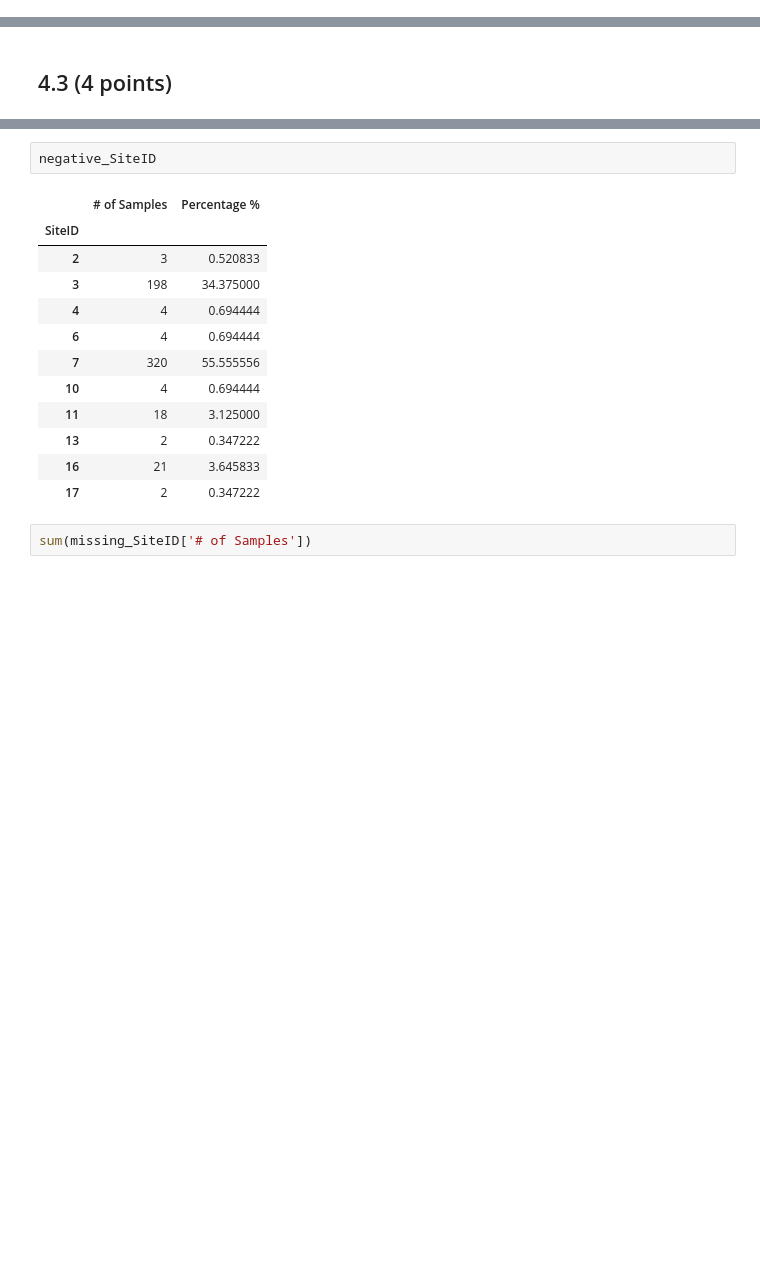
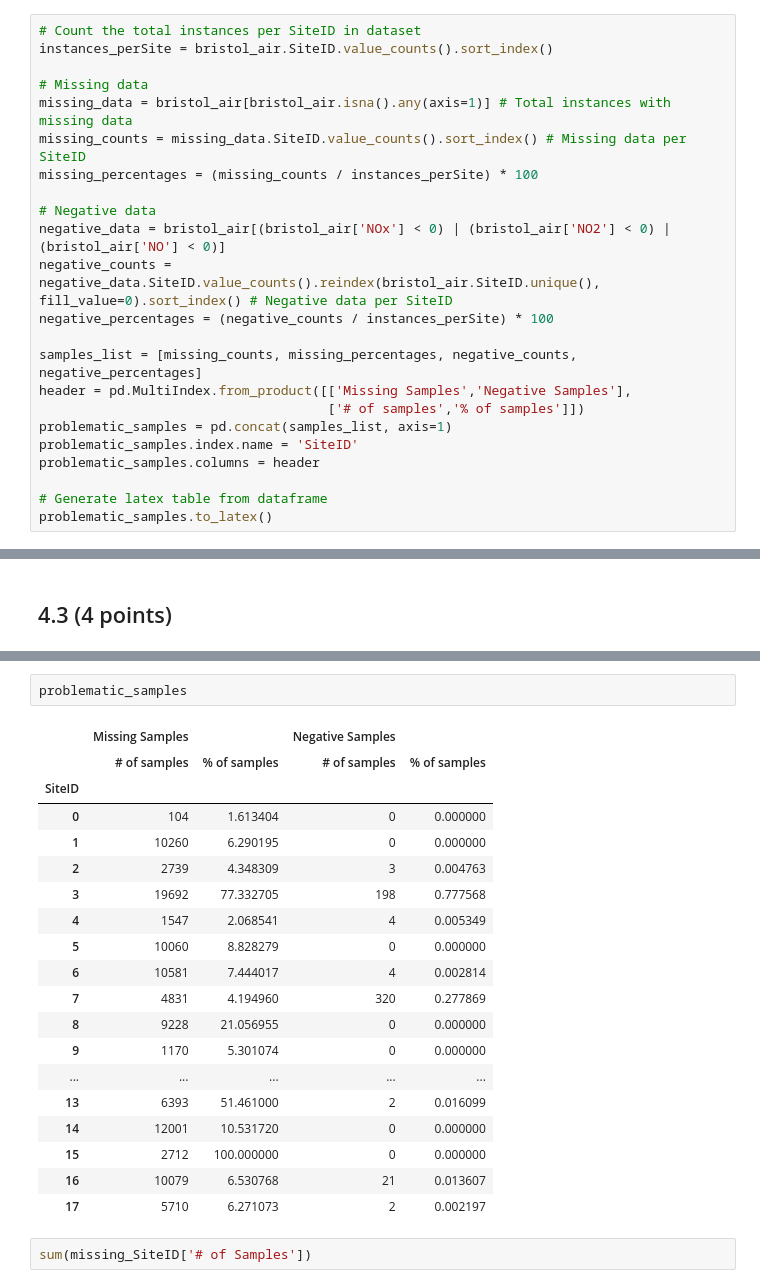
Before and after one commit to celinadong/IAML-CW2, a Jupyter notebook: Data/PartB/Part B - Bristol Air Quality.ipynb, the cells around one changed output, grey strips where cells are left out. Cells and saved outputs as stored; diff of their text form; blank space fills up the shorter version.

```diff
--- a/Data/PartB/Part B - Bristol Air Quality.ipynb
+++ b/Data/PartB/Part B - Bristol Air Quality.ipynb
@@ -170,0 +145,23 @@ negative_SiteID.to_latex()
+# %%
+# Count the total instances per SiteID in dataset
+instances_perSite = bristol_air.SiteID.value_counts().sort_index()
+
+# Missing data
+missing_data = bristol_air[bristol_air.isna().any(axis=1)] # Total instances with missing data
+missing_counts = missing_data.SiteID.value_counts().sort_index() # Missing data per SiteID
+missing_percentages = (missing_counts / instances_perSite) * 100
+
+# Negative data
+negative_data = bristol_air[(bristol_air['NOx'] < 0) | (bristol_air['NO2'] < 0) | (bristol_air['NO'] < 0)]
+negative_counts = negative_data.SiteID.value_counts().reindex(bristol_air.SiteID.unique(), fill_value=0).sort_index() # Negative data per SiteID
+negative_percentages = (negative_counts / instances_perSite) * 100
+
+samples_list = [missing_counts, missing_percentages, negative_counts, negative_percentages]
+header = pd.MultiIndex.from_product([['Missing Samples','Negative Samples'],
+                                     ['# of samples','% of samples']])
+problematic_samples = pd.concat(samples_list, axis=1)
+problematic_samples.index.name = 'SiteID'
+problematic_samples.columns = header
+
+# Generate latex table from dataframe
+problematic_samples.to_latex()
@@ -194,18 +172,25 @@ missing_SiteID
-# %%
-negative_SiteID
-# %% [output]
-|  | # of Samples | Percentage % |
-| SiteID |  |  |
-| 2 | 3 | 0.520833 |
-| 3 | 198 | 34.375000 |
-| 4 | 4 | 0.694444 |
-| 6 | 4 | 0.694444 |
-| 7 | 320 | 55.555556 |
-| 10 | 4 | 0.694444 |
-| 11 | 18 | 3.125000 |
-| 13 | 2 | 0.347222 |
-| 16 | 21 | 3.645833 |
-| 17 | 2 | 0.347222 |
+# %%
+problematic_samples
+# %% [output]
+|  | Missing Samples |  | Negative Samples |  |
+|  | # of samples | % of samples | # of samples | % of samples |
+| SiteID |  |  |  |  |
+| 0 | 104 | 1.613404 | 0 | 0.000000 |
+| 1 | 10260 | 6.290195 | 0 | 0.000000 |
+| 2 | 2739 | 4.348309 | 3 | 0.004763 |
+| 3 | 19692 | 77.332705 | 198 | 0.777568 |
+| 4 | 1547 | 2.068541 | 4 | 0.005349 |
+| 5 | 10060 | 8.828279 | 0 | 0.000000 |
+| 6 | 10581 | 7.444017 | 4 | 0.002814 |
+| 7 | 4831 | 4.194960 | 320 | 0.277869 |
+| 8 | 9228 | 21.056955 | 0 | 0.000000 |
+| 9 | 1170 | 5.301074 | 0 | 0.000000 |
+| ... | ... | ... | ... | ... |
+| 13 | 6393 | 51.461000 | 2 | 0.016099 |
+| 14 | 12001 | 10.531720 | 0 | 0.000000 |
+| 15 | 2712 | 100.000000 | 0 | 0.000000 |
+| 16 | 10079 | 6.530768 | 21 | 0.013607 |
+| 17 | 5710 | 6.271073 | 2 | 0.002197 |
 # %%
 sum(missing_SiteID['# of Samples'])
 # %% [output]
```
Also changed, not shown: parts of 6 cells of this notebook.
